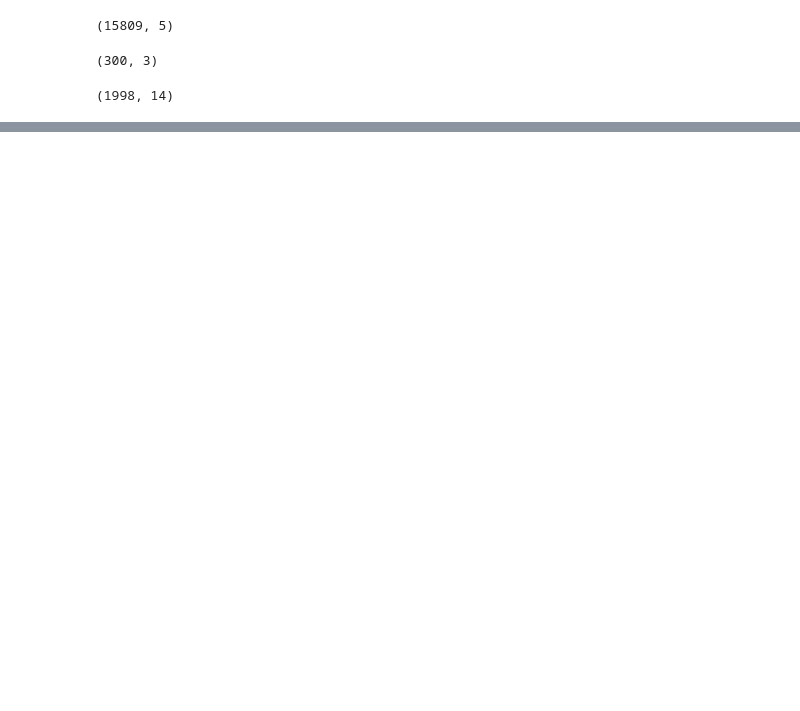
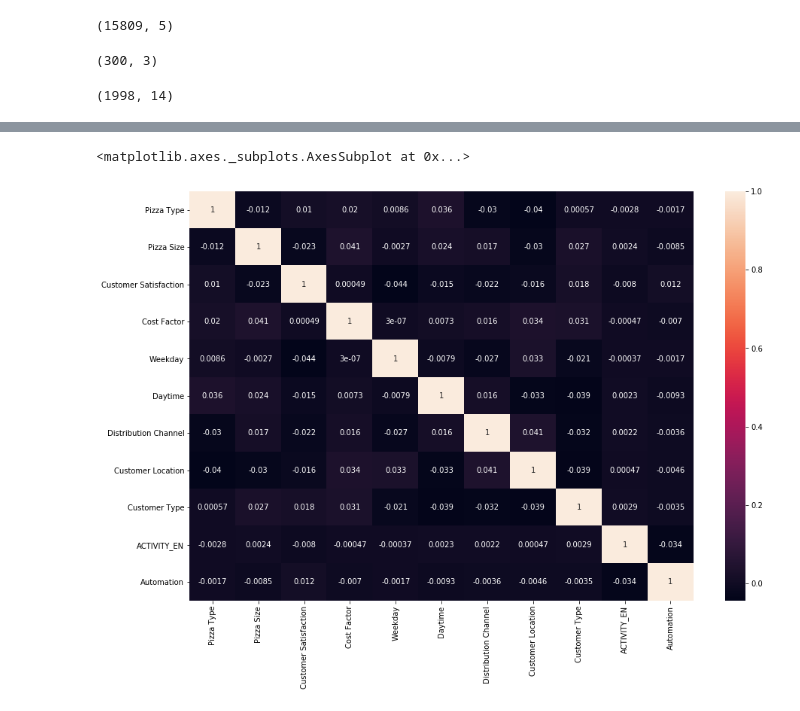
Before and after one commit to pandey-tushar/Datathon-21, a Jupyter notebook: Dataset-cleaning.ipynb, the cells around one changed output, grey strips where cells are left out. Drawn from its saved outputs; the diff is of its cells as text; code cells hidden in the pictures; blank space fills up the shorter version.

```diff
--- a/Dataset-cleaning.ipynb
+++ b/Dataset-cleaning.ipynb
@@ -56,2 +45,3 @@ sns.heatmap(corr)
 # %%
-df2 = df.drop(columns = ['_CASE_KEY'])
+df2 = df.drop(columns = ['_CASE_KEY', 'Customer_ID', 'SORTING', 'Variant', 'Revenue', 'Costs' ])
+df2.head()
@@ -57,0 +55,11 @@ df2 = df.drop(columns = ['_CASE_KEY'])
+# %%
+cat_columns = df2.select_dtypes(['object']).columns
+df2[cat_columns] = df2[cat_columns].astype('category')
+df2[cat_columns] = df2[cat_columns].apply(lambda x: x.cat.codes)
+# %%
+corr = df2.corr()
+fig, ax = plt.subplots(figsize=(15,10))
+sns.heatmap(corr, ax = ax, annot = True)
+# %% [output]
+<matplotlib.axes._subplots.AxesSubplot at 0x...>
+[figure, added]
```
Also changed, not shown: parts of 6 cells of this notebook.
